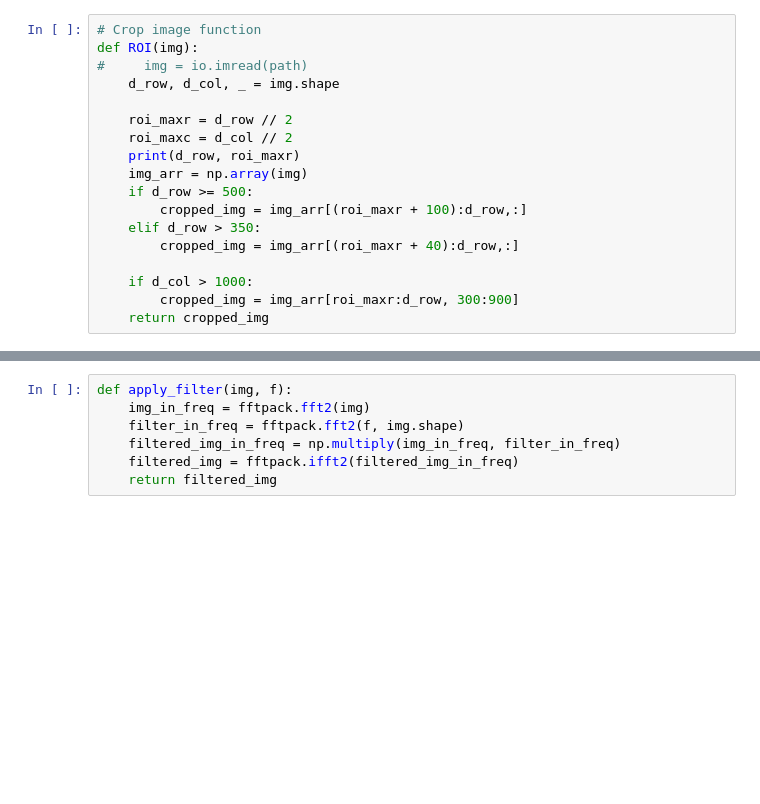
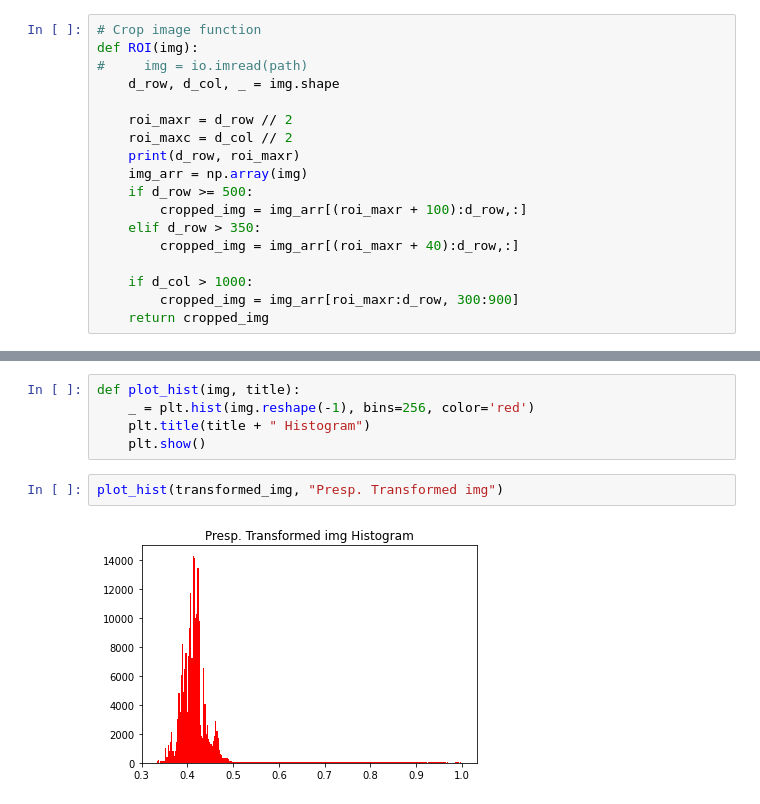
Before and after one commit to Ali-Hossam/Video-Lane-Detection, a Jupyter notebook: Lane Detection.ipynb, the cells around one changed output, grey strips where cells are left out. Drawn from its saved outputs; the diff is of its cells as text; blank space fills up the shorter version.

```diff
--- a/Lane Detection.ipynb
+++ b/Lane Detection.ipynb
@@ -122,7 +128,9 @@ plt.show()
-# %%
-def apply_filter(img, f):
-    img_in_freq = fftpack.fft2(img)
-    filter_in_freq = fftpack.fft2(f, img.shape)
-    filtered_img_in_freq = np.multiply(img_in_freq, filter_in_freq)
-    filtered_img = fftpack.ifft2(filtered_img_in_freq)
-    return filtered_img
+# %%
+def plot_hist(img, title):
+    _ = plt.hist(img.reshape(-1), bins=256, color='red')
+    plt.title(title + " Histogram")
+    plt.show()
+# %%
+plot_hist(transformed_img, "Presp. Transformed img")
+# %% [output]
+[figure, added]
```
Also changed, not shown: parts of 36 cells of this notebook.
